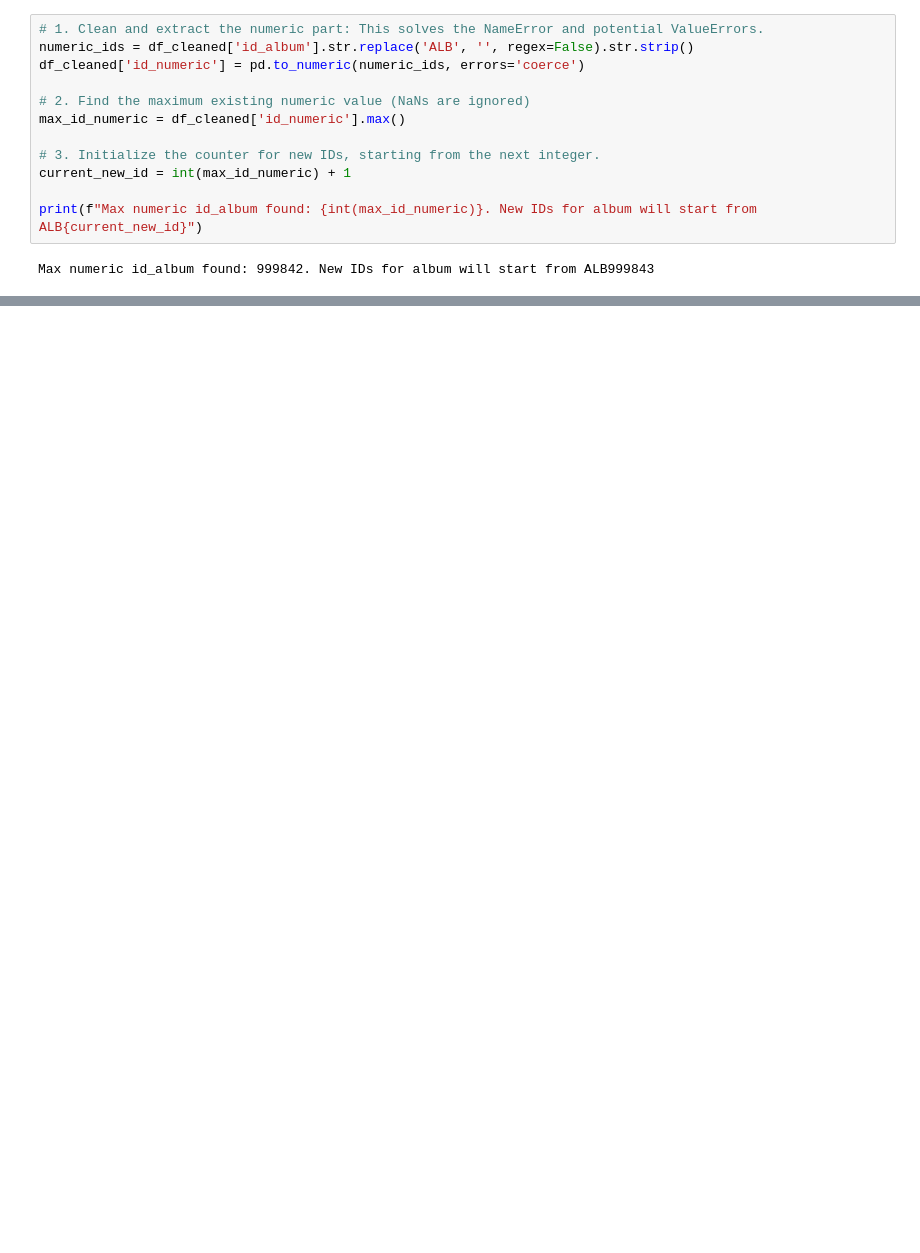
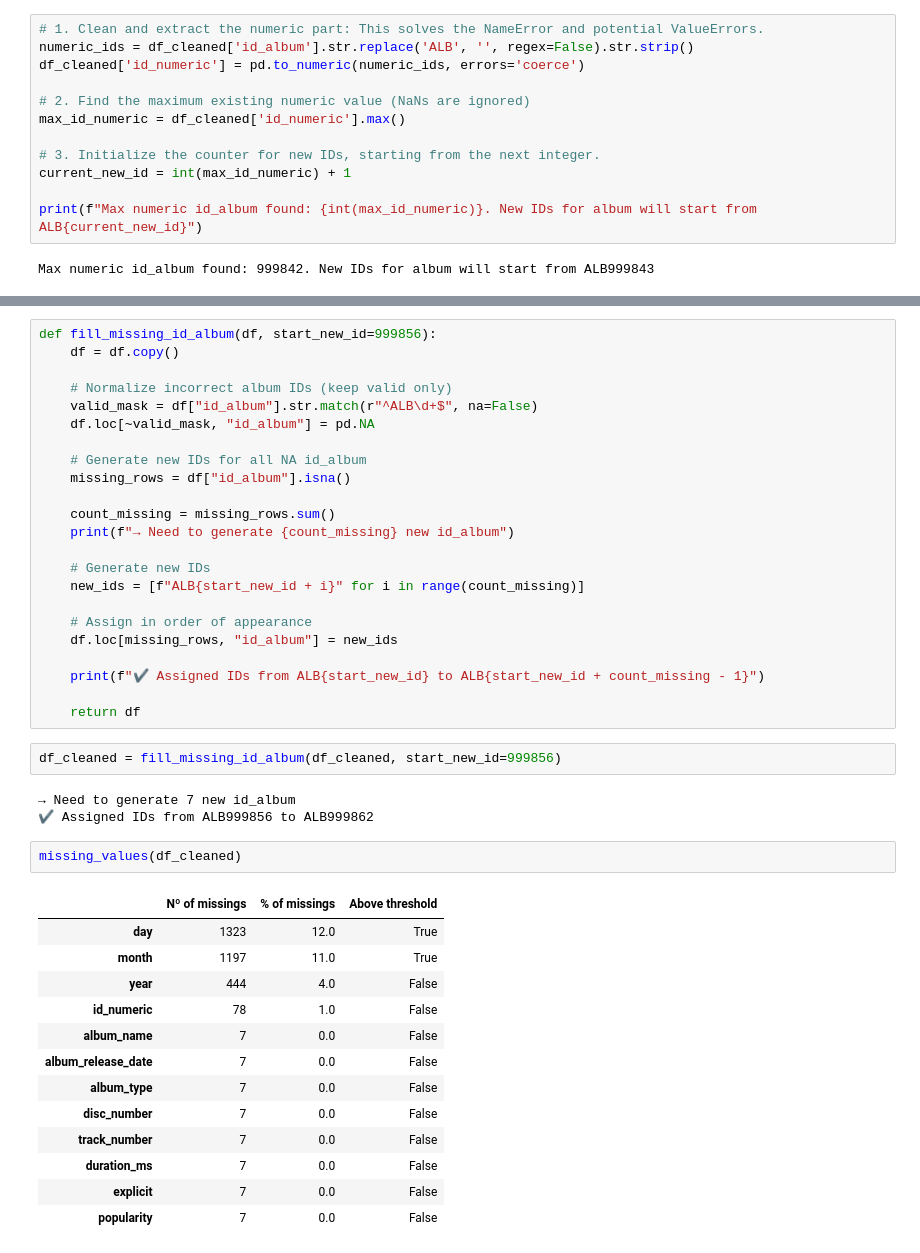
Before and after one commit to Ankit-Bhagat851/DSS-Project, a Jupyter notebook: Chi/tracks_understanding.ipynb, the cells around one changed output, grey strips where cells are left out. Saved outputs shown, nothing was run; the diff lists cells and outputs as text; blank space fills up the shorter version.

```diff
--- a/Chi/tracks_understanding.ipynb
+++ b/Chi/tracks_understanding.ipynb
@@ -1255,0 +1326,44 @@ Max numeric id_album found: 999842. New IDs for album will start from ALB999843
+# %%
+def fill_missing_id_album(df, start_new_id=999856):
+    df = df.copy()
+
+    # Normalize incorrect album IDs (keep valid only)
+    valid_mask = df["id_album"].str.match(r"^ALB\d+$", na=False)
+    df.loc[~valid_mask, "id_album"] = pd.NA
+
+    # Generate new IDs for all NA id_album
+    missing_rows = df["id_album"].isna()
+
+    count_missing = missing_rows.sum()
+    print(f"→ Need to generate {count_missing} new id_album")
+
+    # Generate new IDs
+    new_ids = [f"ALB{start_new_id + i}" for i in range(count_missing)]
+
+    # Assign in order of appearance
+    df.loc[missing_rows, "id_album"] = new_ids
+
+    print(f"✔ Assigned IDs from ALB{start_new_id} to ALB{start_new_id + count_missing - 1}")
+
+    return df
+# %%
+df_cleaned = fill_missing_id_album(df_cleaned, start_new_id=999856)
+# %% [output]
+→ Need to generate 7 new id_album
+✔ Assigned IDs from ALB999856 to ALB999862
+# %%
+missing_values(df_cleaned)
+# %% [output]
+|  | Nº of missings | % of missings | Above threshold |
+| day | 1323 | 12.0 | True |
+| month | 1197 | 11.0 | True |
+| year | 444 | 4.0 | False |
+| id_numeric | 78 | 1.0 | False |
+| album_name | 7 | 0.0 | False |
+| album_release_date | 7 | 0.0 | False |
+| album_type | 7 | 0.0 | False |
+| disc_number | 7 | 0.0 | False |
+| track_number | 7 | 0.0 | False |
+| duration_ms | 7 | 0.0 | False |
+| explicit | 7 | 0.0 | False |
+| popularity | 7 | 0.0 | False |
```
Also changed, not shown: parts of 6 cells of this notebook.
